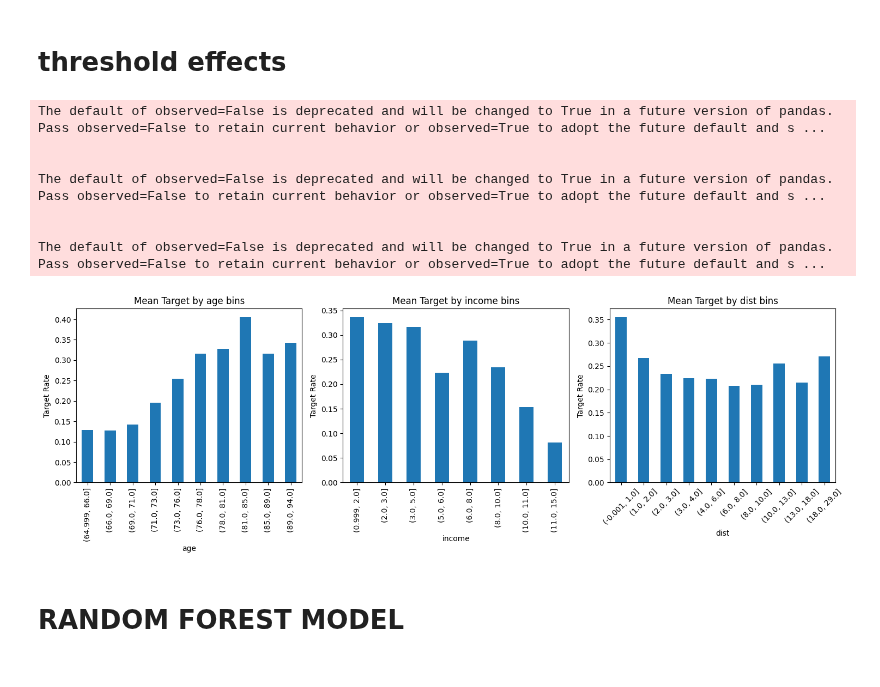
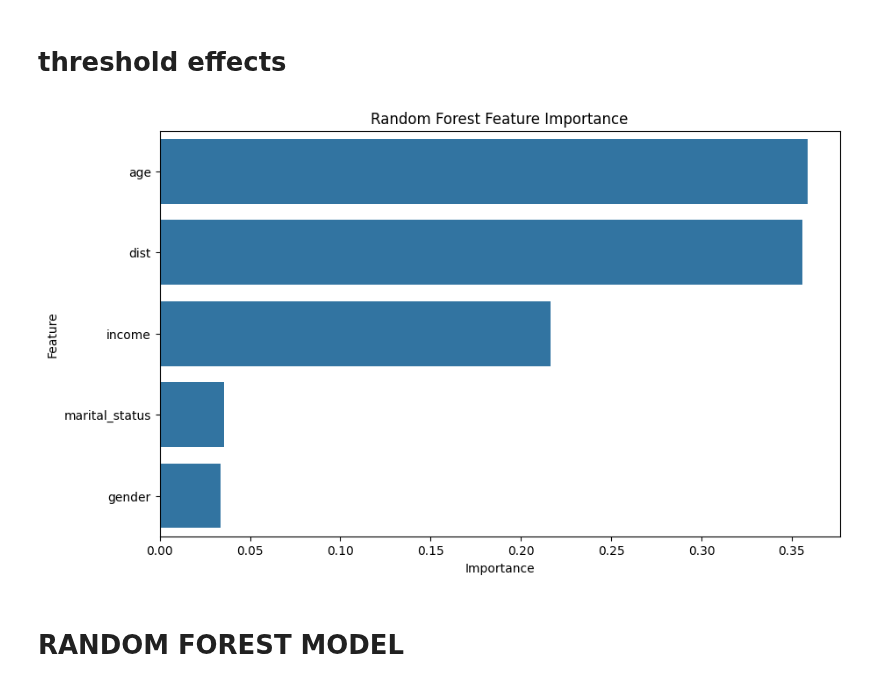
Before and after one commit to Jacob-J-Richards/DS_DA_Projects, a Jupyter notebook: Marketing_Prediction/Model_builds_comparison.ipynb, the cells around one changed output. Drawn from its saved outputs; the diff is of its cells as text; code cells hidden in the pictures.

```diff
--- a/Marketing_Prediction/Model_builds_comparison.ipynb
+++ b/Marketing_Prediction/Model_builds_comparison.ipynb
@@ -686,32 +648,22 @@ plt.show()
 # %% [markdown]
 # threshold effects
-# %%
-# Create binned versions of numerical variables
-fig, axes = plt.subplots(1, 3, figsize=(15, 5))
-
-for i, var in enumerate(numerical_vars):
-    # Create bins and calculate mean target value
-    bins = pd.qcut(data[var], q=10, duplicates='drop')
-    means = data.groupby(bins)['target'].mean()
-
-    # Plot
-    means.plot(kind='bar', ax=axes[i])
-    axes[i].set_title(f'Mean Target by {var} bins')
-    axes[i].set_xlabel(var)
-    axes[i].set_ylabel('Target Rate')
-    plt.xticks(rotation=45)
-
-plt.tight_layout()
-plt.show()
-# %% [output]
-The default of observed=False is deprecated and will be changed to True in a future version of pandas. Pass observed=False to retain current behavior or observed=True to adopt the future default and s ...
-
-
-The default of observed=False is deprecated and will be changed to True in a future version of pandas. Pass observed=False to retain current behavior or observed=True to adopt the future default and s ...
-
-
-The default of observed=False is deprecated and will be changed to True in a future version of pandas. Pass observed=False to retain current behavior or observed=True to adopt the future default and s ...
-[figure, removed]
+# %%
+# Get feature importance from Random Forest
+importances = pd.DataFrame({
+    'feature': X.columns,
+    'importance': rf_model.feature_importances_
+})
+importances = importances.sort_values('importance', ascending=False)
+
+# Plot feature importance
+plt.figure(figsize=(10, 6))
+sns.barplot(data=importances, x='importance', y='feature')
+plt.title('Random Forest Feature Importance')
+plt.xlabel('Importance')
+plt.ylabel('Feature')
+plt.show()
+# %% [output]
+[figure, added]
 # %% [markdown]
 # RANDOM FOREST MODEL
 # %%
```
Also changed, not shown: parts of 6 cells of this notebook.
